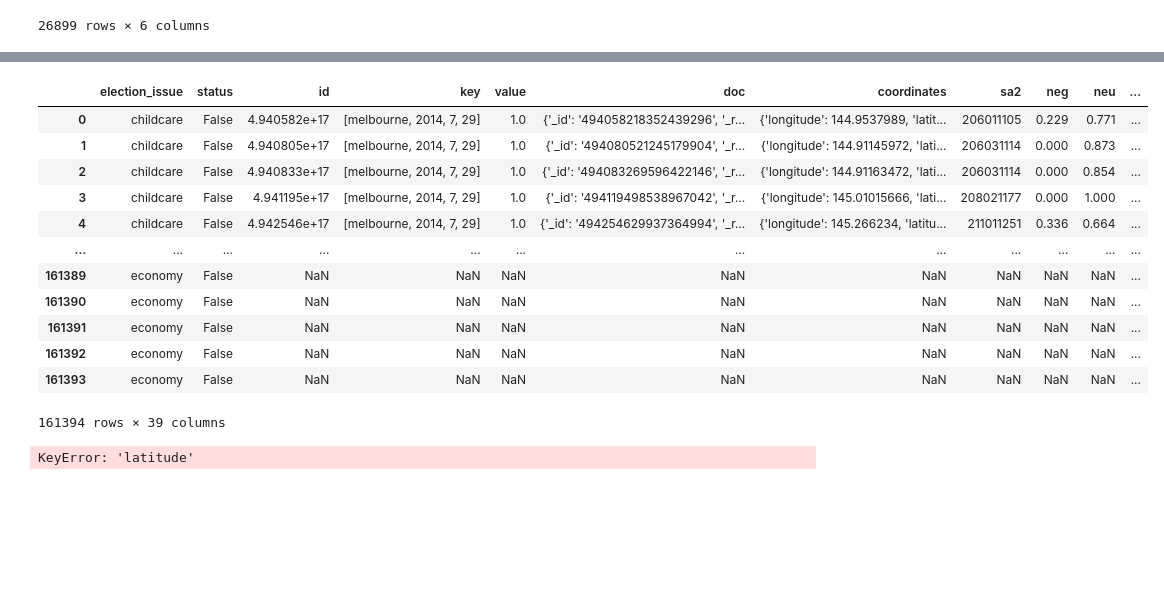
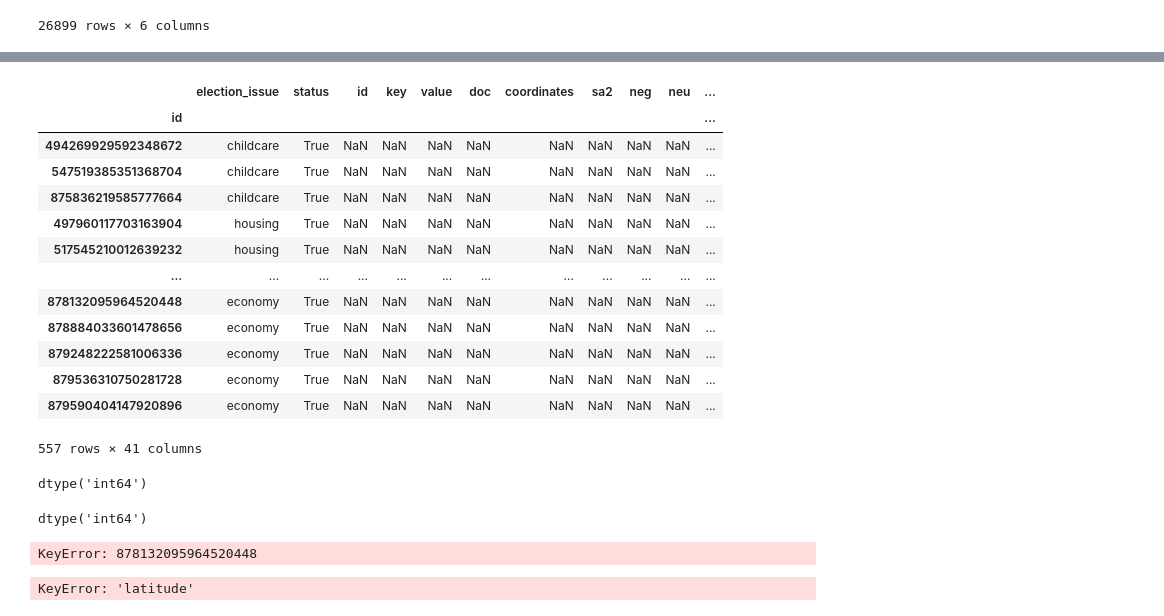
Before and after one commit to jsinkers/comp90024-assignment-2, a Jupyter notebook: data-analysis/data-analysis-part-2.ipynb, the cells around one changed output, grey strips where cells are left out. Cells and saved outputs as stored; diff of their text form; code cells hidden in the pictures; blank space fills up the shorter version.

```diff
--- a/data-analysis/data-analysis-part-2.ipynb
+++ b/data-analysis/data-analysis-part-2.ipynb
@@ -782,5 +767,6 @@ issues_df = tweet_df.melt(id_vars="id",
                 value_vars=election_issues.keys(),
                 value_name='status',
                 var_name='election_issue')
-issues_df.head()
+issues_df = issues_df[issues_df['status']].set_index('id')
+issues_df
 # %% [output]
@@ -826,19 +857,32 @@ tweet_df.join(issues_df, on='id', how='outer', rsuffix='_issues')
 # %%
-issues_df.join(tweet_df)
+issues_df.join(tweet_df, on='id', rsuffix="r")
 # %% [output]
 |  | election_issue | status | id | key | value | doc | coordinates | sa2 | neg | neu | ... |
-| 0 | childcare | False | 4.940582e+17 | [melbourne, 2014, 7, 29] | 1.0 | {'_id': '494058218352439296', '_r... | {'longitude': 144.9537989, 'latit... | 206011105 | 0.229 | 0.771 | ... |
-| 1 | childcare | False | 4.940805e+17 | [melbourne, 2014, 7, 29] | 1.0 | {'_id': '494080521245179904', '_r... | {'longitude': 144.91145972, 'lati... | 206031114 | 0.000 | 0.873 | ... |
-| 2 | childcare | False | 4.940833e+17 | [melbourne, 2014, 7, 29] | 1.0 | {'_id': '494083269596422146', '_r... | {'longitude': 144.91163472, 'lati... | 206031114 | 0.000 | 0.854 | ... |
-| 3 | childcare | False | 4.941195e+17 | [melbourne, 2014, 7, 29] | 1.0 | {'_id': '494119498538967042', '_r... | {'longitude': 145.01015666, 'lati... | 208021177 | 0.000 | 1.000 | ... |
-| 4 | childcare | False | 4.942546e+17 | [melbourne, 2014, 7, 29] | 1.0 | {'_id': '494254629937364994', '_r... | {'longitude': 145.266234, 'latitu... | 211011251 | 0.336 | 0.664 | ... |
+| id |  |  |  |  |  |  |  |  |  |  | ... |
+| 494269929592348672 | childcare | True | NaN | NaN | NaN | NaN | NaN | NaN | NaN | NaN | ... |
+| 547519385351368704 | childcare | True | NaN | NaN | NaN | NaN | NaN | NaN | NaN | NaN | ... |
+| 875836219585777664 | childcare | True | NaN | NaN | NaN | NaN | NaN | NaN | NaN | NaN | ... |
+| 497960117703163904 | housing | True | NaN | NaN | NaN | NaN | NaN | NaN | NaN | NaN | ... |
+| 517545210012639232 | housing | True | NaN | NaN | NaN | NaN | NaN | NaN | NaN | NaN | ... |
 | ... | ... | ... | ... | ... | ... | ... | ... | ... | ... | ... | ... |
-| 161389 | economy | False | NaN | NaN | NaN | NaN | NaN | NaN | NaN | NaN | ... |
-| 161390 | economy | False | NaN | NaN | NaN | NaN | NaN | NaN | NaN | NaN | ... |
-| 161391 | economy | False | NaN | NaN | NaN | NaN | NaN | NaN | NaN | NaN | ... |
-| 161392 | economy | False | NaN | NaN | NaN | NaN | NaN | NaN | NaN | NaN | ... |
-| 161393 | economy | False | NaN | NaN | NaN | NaN | NaN | NaN | NaN | NaN | ... |
+| 878132095964520448 | economy | True | NaN | NaN | NaN | NaN | NaN | NaN | NaN | NaN | ... |
+| 878884033601478656 | economy | True | NaN | NaN | NaN | NaN | NaN | NaN | NaN | NaN | ... |
+| 879248222581006336 | economy | True | NaN | NaN | NaN | NaN | NaN | NaN | NaN | NaN | ... |
+| 879536310750281728 | economy | True | NaN | NaN | NaN | NaN | NaN | NaN | NaN | NaN | ... |
+| 879590404147920896 | economy | True | NaN | NaN | NaN | NaN | NaN | NaN | NaN | NaN | ... |
-161394 rows × 39 columns
+557 rows × 41 columns
+# %%
+tweet_df.index.dtype
+# %% [output]
+dtype('int64')
+# %%
+issues_df.index.dtype
+# %% [output]
+dtype('int64')
+# %%
+tweet_df[878132095964520448]
+# %% [output]
+KeyError: 878132095964520448
 # %%
 #for issue in election_issues:
 tweet_df[tweet_df[issue]][['id', 'sa2', 'compound', 'text', 'coordinates']]
```
Also changed, not shown: parts of 9 cells of this notebook, 1 other file.
